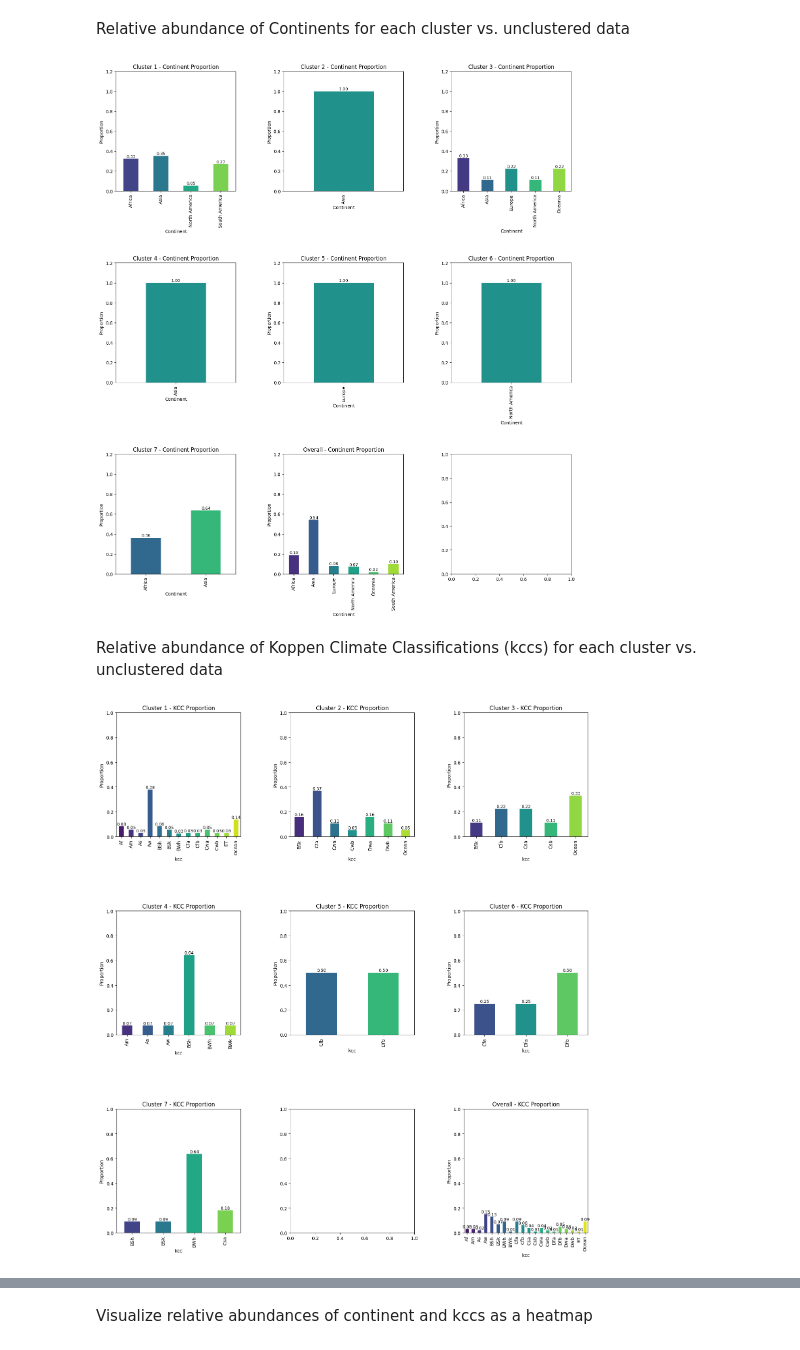
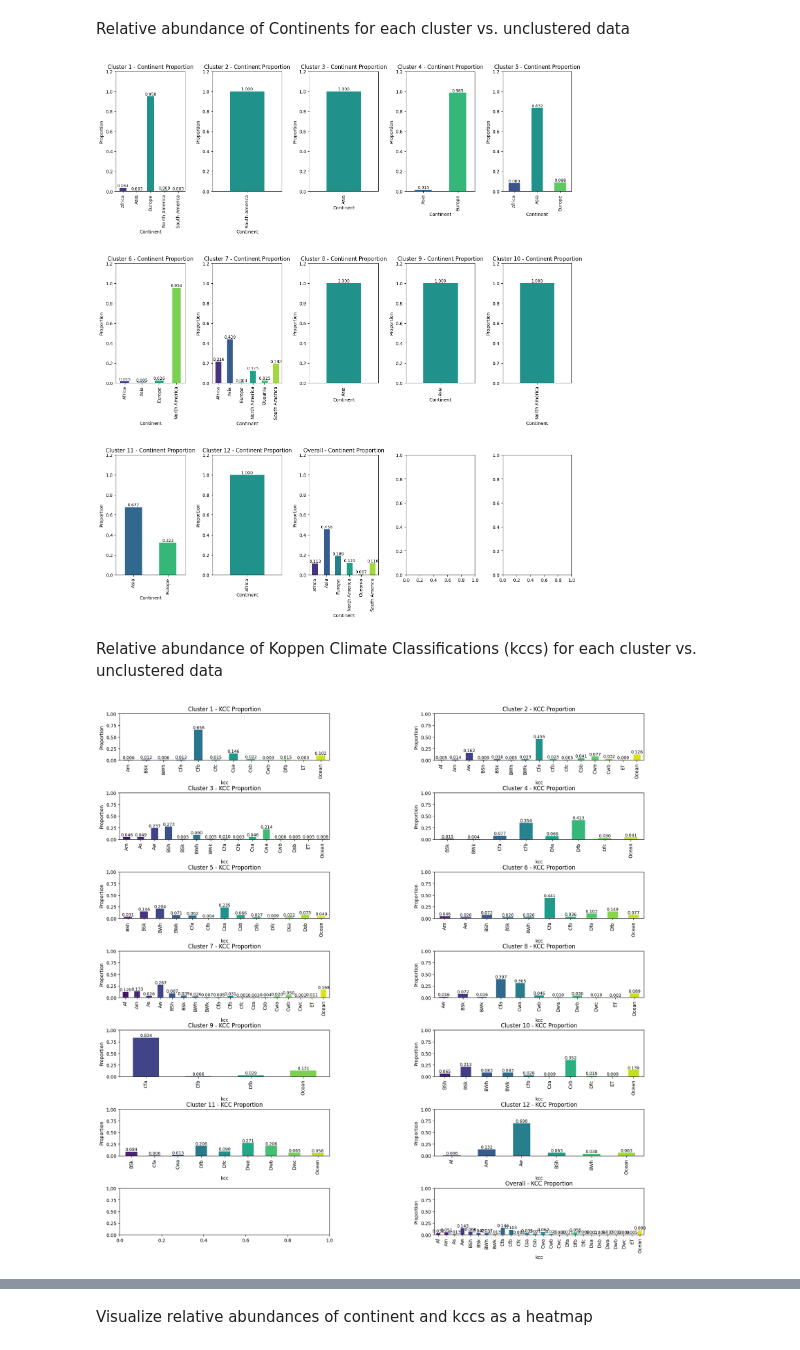
Before and after one commit to jacobRidenour/Temperature-Patterns, a Jupyter notebook: Analysis 3 Cluster Hierarchical.ipynb, the cells around one changed output, grey strips where cells are left out. Drawn from its saved outputs; the diff is of its cells as text; code cells hidden in the pictures.

```diff
--- a/Analysis 3 Cluster Hierarchical.ipynb
+++ b/Analysis 3 Cluster Hierarchical.ipynb
@@ -133,7 +122,7 @@ Optimal number of clusters: 7, Silhouette Score: 0.22825496787611668
 # %% [markdown]
 Silhouette score vs. number of clusters visualization
 # %%
-cluster_range = range(2, 11)
+cluster_range = range(2, 50)
 silhouette_scores = []
 
 for n_clusters in cluster_range:
@@ -141,7 +130,7 @@ for n_clusters in cluster_range:
     silhouette_avg = silhouette_score(city_profiles_standardized.transpose(), labels)
     silhouette_scores.append(silhouette_avg)
 
-plt.figure(figsize=(14, 7))
+plt.figure(figsize=(16, 8))
 plt.subplot(1, 1, 1)  # Adjusted for a single plot focus on silhouette scores
 plt.plot(cluster_range, silhouette_scores, marker='o', linestyle='-')
 plt.title('Silhouette Score vs. Number of Clusters')
@@ -154,9 +187,7 @@ plt.show()
 # %% [markdown]
 The plot agrees with our calculation - it looks like 7 is the optimal number of clusters. Let's continue.
 # %%
-n_clusters = optimal_clusters
-
-agg_clustering = AgglomerativeClustering(n_clusters=n_clusters, linkage='ward')
+agg_clustering = AgglomerativeClustering(n_clusters=12, linkage='ward')
 agg_labels = agg_clustering.fit_predict(city_profiles_standardized.transpose())
 
 # Correctly associate cluster labels with cities
@@ -290,25 +300,0 @@ Look at number of unique Cities and Countries in each cluster
-# %%
-df_merged = pd.merge(df, city_cluster_map, on='City', how='left')
-
-plt.figure(figsize=(12, 6))
-
-plt.subplot(1, 2, 1)
-city_counts = df_merged.groupby('Cluster')['City'].nunique()
-city_counts.plot(kind='bar')
-plt.title('Number of Unique Cities in Each Cluster')
-plt.xlabel('Cluster')
-plt.ylabel('Number of Cities')
-for index, value in enumerate(city_counts):
-    plt.text(index, value, str(value), ha='center', va='bottom')
-
-plt.subplot(1, 2, 2)
-country_counts = df_merged.groupby('Cluster')['Country'].nunique()
-country_counts.plot(kind='bar')
-plt.title('Number of Unique Countries in Each Cluster')
-plt.xlabel('Cluster')
-plt.ylabel('Number of Countries')
-for index, value in enumerate(country_counts):
-    plt.text(index, value, str(value), ha='center', va='bottom')
-
-plt.tight_layout()
-plt.show()
@@ -317,12 +301,12 @@ plt.show()
 # %% [markdown]
 Relative abundance of Continents for each cluster vs. unclustered data
 # %%
-fig, axs = plt.subplots(3, 3, figsize=(18, 20))
+fig, axs = plt.subplots(3, 5, figsize=(18, 20))
 fig.subplots_adjust(hspace=0.6, wspace=0.4)
 
 def add_labels(ax, series):
     for index, value in enumerate(series):
-        ax.text(index, value, f"{value:.2f}", ha='center', va='bottom', fontsize=9, color='black')
+        ax.text(index, value, f"{value:.3f}", ha='center', va='bottom', fontsize=9, color='black')
 
 for i in range(n_clusters):
     ax = axs.flat[i]
@@ -341,29 +325,29 @@ ax.set_ylabel('Proportion')
 ax.set_ylim(0, 1.2)
 add_labels(ax, overall_continent_abundance)
 # %% [output]
-[figure, old version]
+[figure, new version]
 # %% [markdown]
 Relative abundance of Koppen Climate Classifications (kccs) for each cluster vs. unclustered data
 # %%
-fig, axs = plt.subplots(3, 3, figsize=(18, 20))
-fig.subplots_adjust(hspace=0.6, wspace=0.4)
+fig, axs = plt.subplots(7, 2, figsize=(20, 20))
+fig.subplots_adjust(hspace=0.7, wspace=0.5)
 
 for i in range(n_clusters):
     ax = axs.flat[i]
     cluster_kcc_abundance = df_merged[df_merged['Cluster'] == i]['kcc'].value_counts(normalize=True).sort_index()
     cluster_kcc_abundance.plot(kind='bar', ax=ax, color=sns.color_palette("viridis", len(cluster_kcc_abundance)))
     ax.set_title(f'Cluster {i+1} - KCC Proportion')
     ax.set_ylabel('Proportion')
     ax.set_ylim(0, 1)
     add_labels(ax, cluster_kcc_abundance)
 
 
 ax = axs.flat[-1]
 overall_kcc_abundance = df['kcc'].value_counts(normalize=True).sort_index()
 overall_kcc_abundance.plot(kind='bar', ax=ax, color=sns.color_palette("viridis", len(overall_kcc_abundance)))
 ax.set_title('Overall - KCC Proportion')
 ax.set_ylabel('Proportion')
 ax.set_ylim(0, 1)
 add_labels(ax, overall_kcc_abundance)
 # %% [output]
-[figure, old version]
+[figure, new version]
```
Also changed, not shown: parts of 25 cells of this notebook, 10 other files.
